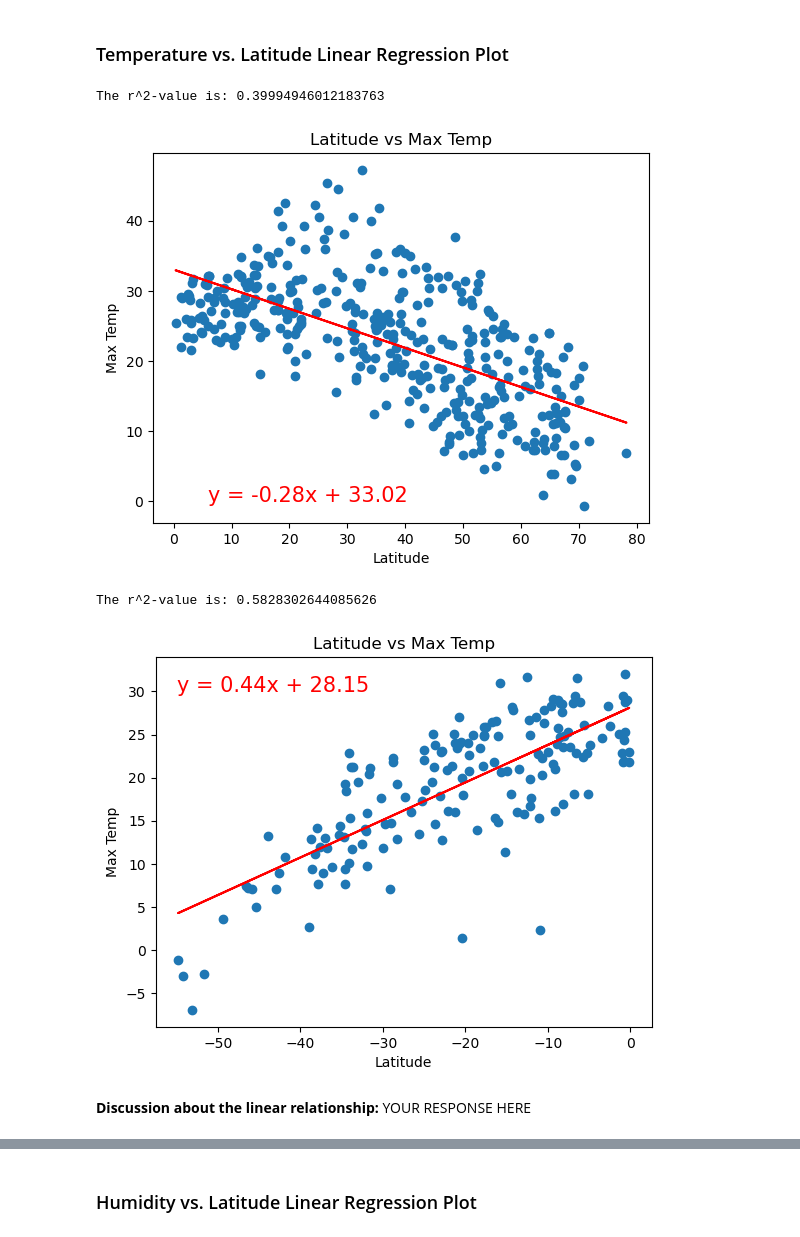
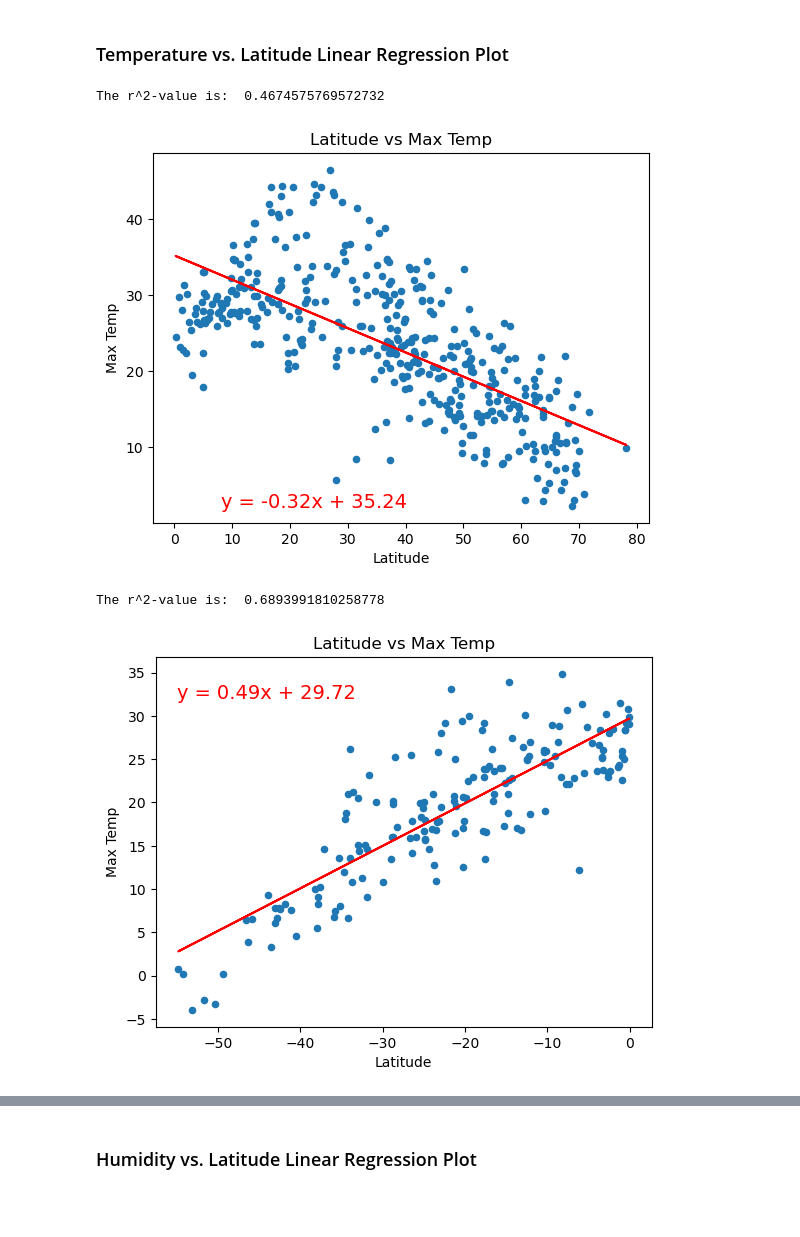
Before and after one commit to enumerbs/Module06-Challenge-Python-APIs, a Jupyter notebook: WeatherPy/WeatherPy.ipynb, the cells around one changed output, grey strips where cells are left out. Drawn from its saved outputs; the diff is of its cells as text; code cells hidden in the pictures; blank space fills up the shorter version.

Commit message:
feat: add dedicated function for producing scatter plots with linear regression overlays; add commentary about linear regression results

```diff
--- a/WeatherPy/WeatherPy.ipynb
+++ b/WeatherPy/WeatherPy.ipynb
@@ -286,6 +280,32 @@ plt.show()
+# %%
+# Define a function to create Linear Regression plots
+def create_scatterplot_with_linear_regression_overlay(df, y_axis_variable, line_eq_location_xy_tuple):
+    # Subset the supplied dataframe according to Latitude & the requested 'y_axis_variable'
+    x_axis_variable = "Lat"
+    dataset = df[ [x_axis_variable, y_axis_variable] ]
+
+    # Compute linear regression calculations...
+    x_values = dataset[x_axis_variable]
+    y_values = dataset[y_axis_variable]
+    (slope, intercept, rvalue, pvalue, stderr) = linregress(x_values, y_values)
+    regress_values = x_values * slope + intercept
+    line_eq = "y = " + str(round(slope,2)) + "x + " + str(round(intercept,2))
+    # ...and output the correlation coefficient
+    print(f"The r^2-value is:  {rvalue**2}")
+
+    # Create the scatter plot
+    x_axis_label = "Latitude"
+    dataset.plot(kind='scatter', x=x_axis_variable, y=y_axis_variable, legend=False, \
+                 xlabel=x_axis_label, ylabel=y_axis_variable, \
+                 title = f"{x_axis_label} vs {y_axis_variable}"
+                )
+    # Overlay the regression line
+    plt.plot(x_values,regress_values,"r-")
+    plt.annotate(line_eq, line_eq_location_xy_tuple, fontsize=14, color='red')
+    plt.show()
 # %%
 # Create a DataFrame with the Northern Hemisphere data (Latitude >= 0)
-# YOUR CODE HERE
+northern_hemi_df = city_data_df[ city_data_df["Lat"] >= 0 ]
 
 # Display sample data
 northern_hemi_df.head()
@@ -315,15 +335,13 @@ southern_hemi_df.head()
 ###  Temperature vs. Latitude Linear Regression Plot
 # %%
 # Linear regression on Northern Hemisphere
-# YOUR CODE HERE
+create_scatterplot_with_linear_regression_overlay(northern_hemi_df, "Max Temp", (8,2))
 # %% [output]
-The r^2-value is: 0.39994946012183763
+The r^2-value is:  0.4674575769572732
-[figure, old version]
+[figure, new version]
 # %%
 # Linear regression on Southern Hemisphere
-# YOUR CODE HERE
+create_scatterplot_with_linear_regression_overlay(southern_hemi_df, "Max Temp", (-55, 32))
 # %% [output]
-The r^2-value is: 0.5828302644085626
+The r^2-value is:  0.6893991810258778
-[figure, old version]
+[figure, new version]
-# %% [markdown]
-**Discussion about the linear relationship:** YOUR RESPONSE HERE
```
Also changed, not shown: parts of 32 cells of this notebook.
